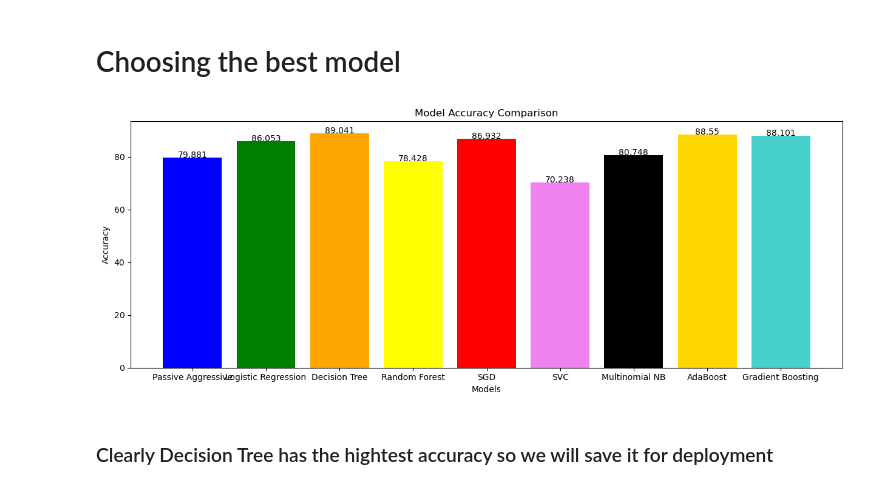
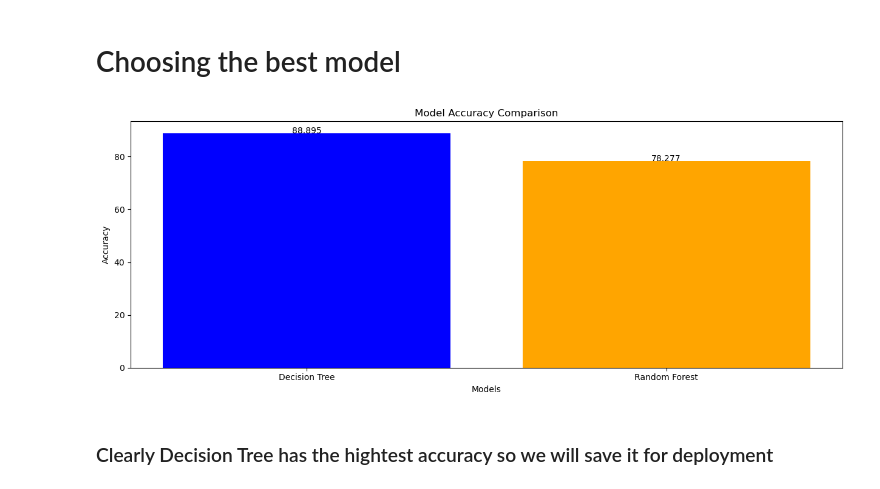
Before and after one commit to AbdelrahmanIbrahimG/TOP_fake_news_classifier, a Jupyter notebook: Training/TOP.ipynb, the cells around one changed output. Cells and saved outputs as stored; diff of their text form; code cells hidden in the pictures.

```diff
--- a/Training/TOP.ipynb
+++ b/Training/TOP.ipynb
@@ -565,34 +398,23 @@ weighted avg       0.71      0.70      0.70     23187
 # %% [markdown]
 # Choosing the best model
 # %%
-models = ["Passive Aggressive", "Logistic Regression", "Decision Tree",
-          "Random Forest", "SGD", "SVC", "Multinomial NB", "AdaBoost",
-          "Gradient Boosting"]
-# dt_acc = 82.9
-# rf_acc = 84
-# svc_acc = 80
+models = ["Decision Tree", "Random Forest"]
 
-# pac_acc = 81.5
-# lr_acc = 85.8
-# sgd_acc = 86.2
-# mnb_acc = 78.8
-# cnb_acc = 78.63
-accuracies = [pac_acc, lr, dt_acc, rf_acc, sgd_acc, svc_acc, mnb_acc,
-                           abc_acc, gbc_acc]
-colors = ["blue", "green", "orange", "yellow", "red", "violet", "black", "gold",
-          "mediumturquoise"]
+accuracies = [dt_acc, rf_acc]
+
+colors = ["blue", "orange"]
 
 plt.figure(figsize=(12.5, 5))
 plt.bar(models, accuracies, color=colors)
 plt.xlabel("Models")
 plt.ylabel("Accuracy")
 plt.title("Model Accuracy Comparison")
 for i in range(len(models)):
         plt.text(i, accuracies[i], accuracies[i], ha = 'center')
 plt.tight_layout()
 plt.show()
 # %% [output]
-[figure, old version]
+[figure, new version]
 # %% [markdown]
 ### Clearly Decision Tree has the hightest accuracy so we will save it for deployment
 # %% [markdown]
```
Also changed, not shown: parts of 37 cells of this notebook, 38 other files.
